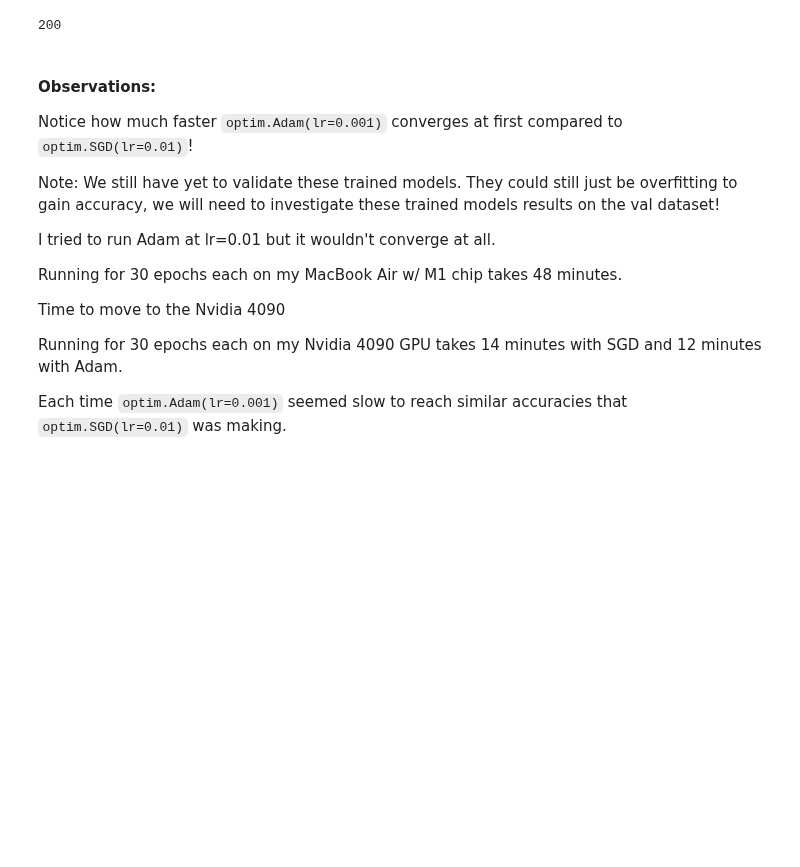
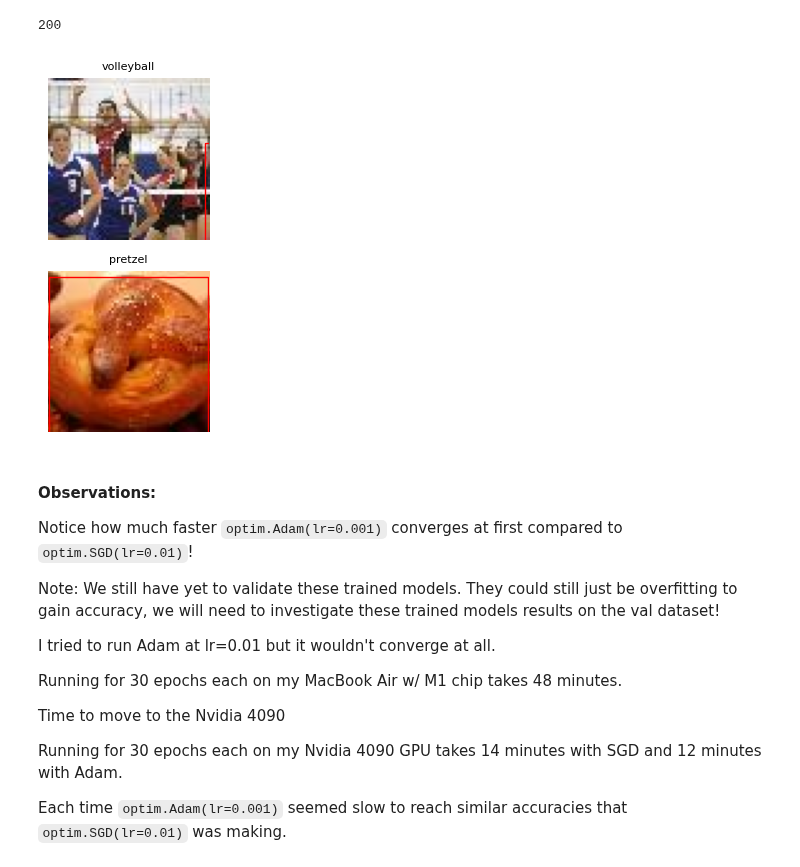
Before and after one commit to johnbarnes-vi/resnet-tiny-imagenet, a Jupyter notebook: ViT-tinyimagenet200/vit.ipynb, the cells around one changed output. Saved outputs shown, nothing was run; the diff lists cells and outputs as text; code cells hidden in the pictures; blank space fills up the shorter version.

Commit message:
uncomment sample image

```diff
--- a/ViT-tinyimagenet200/vit.ipynb
+++ b/ViT-tinyimagenet200/vit.ipynb
@@ -134,7 +134,9 @@ def display_images(samples_with_boxes):
     plt.tight_layout()
     plt.show()
 # %%
-#display_images(rsample_images(2))
+display_images(rsample_images(2))
+# %% [output]
+[figure, added]
 # %%
 #display_images(sample_images_by_wnid('n02099601',2))
 # %%
```
